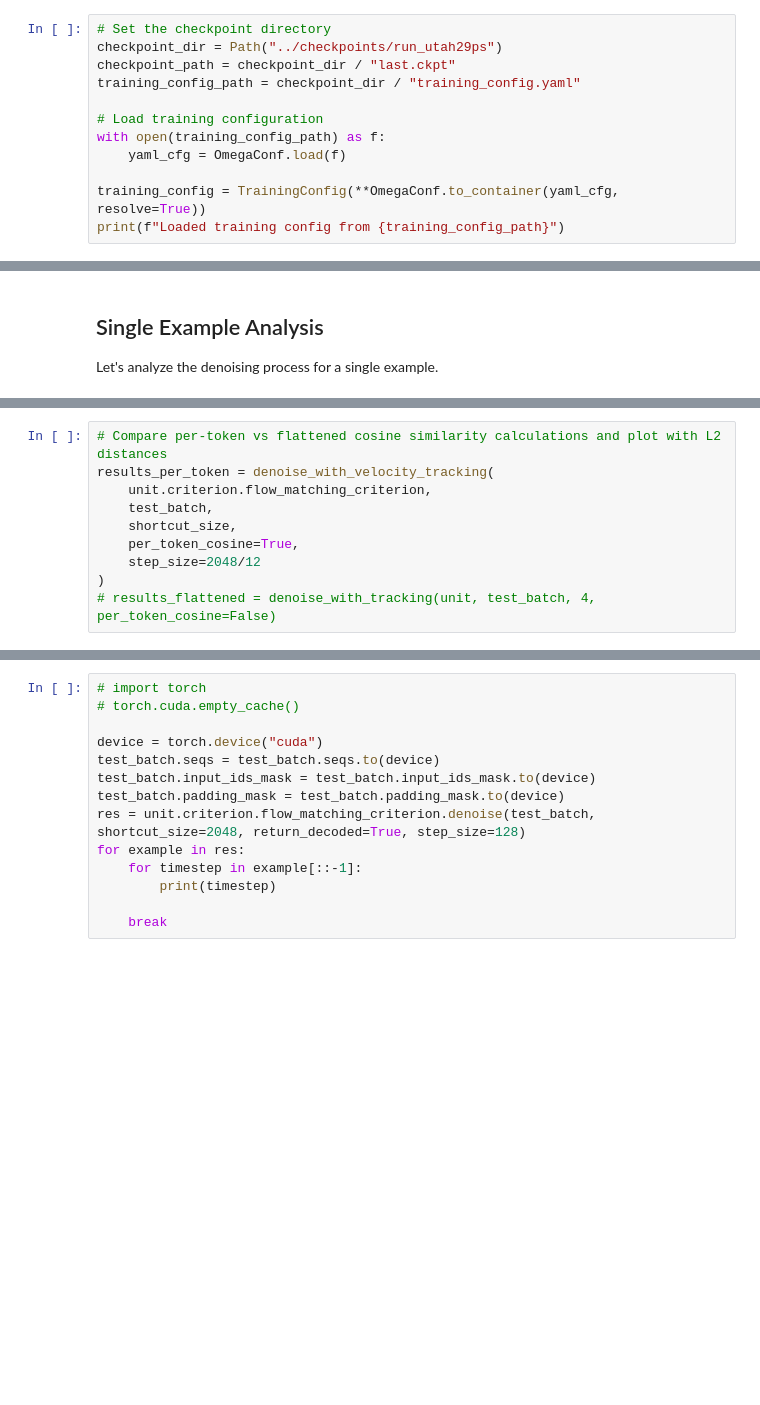
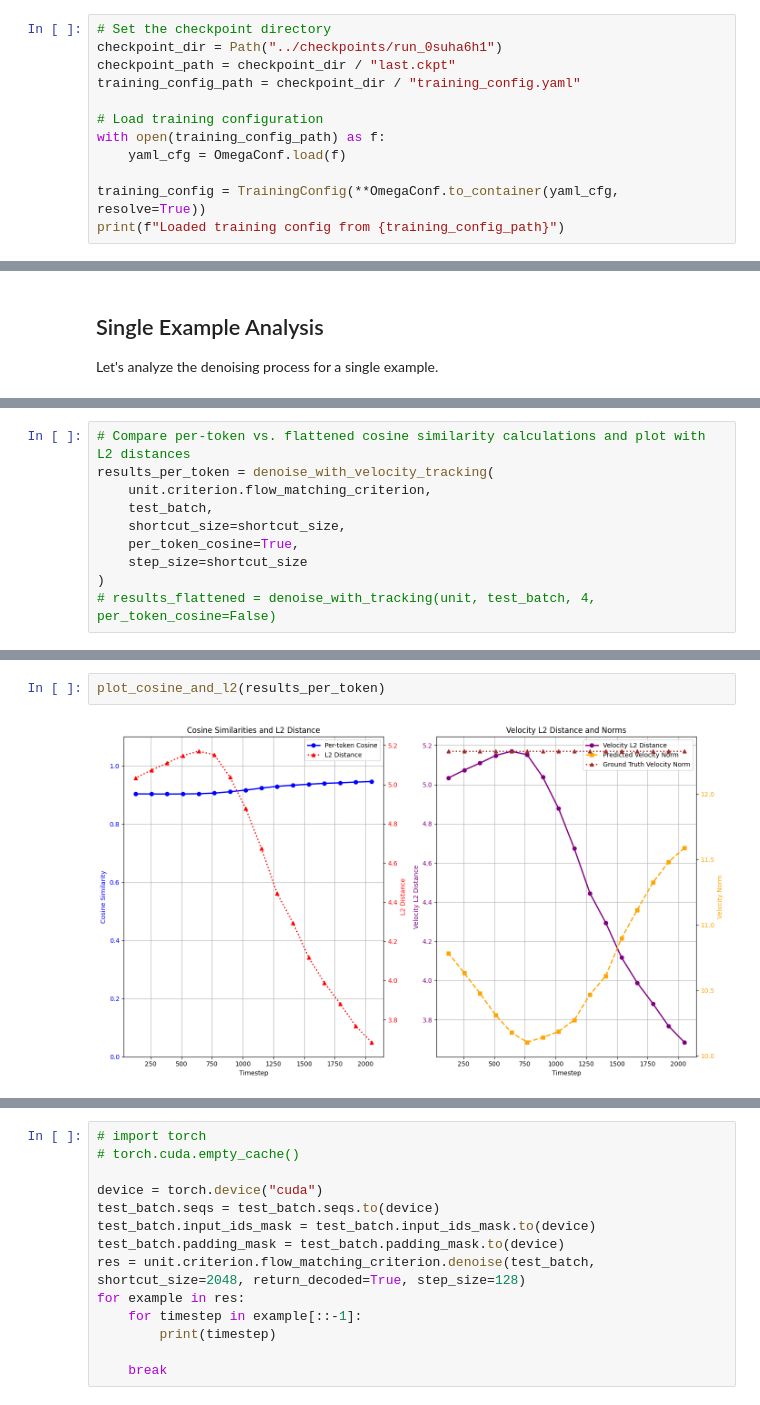
Before and after one commit to jwarczynski/ShortcutFM, a Jupyter notebook: notebooks/cosine_similarity_analysis.ipynb, the cells around one changed output, grey strips where cells are left out. Cells and saved outputs as stored; diff of their text form; blank space fills up the shorter version.

Commit message:
feat: extarct code for plotting into fucniton and implement ladoing checkpint for baseline

```diff
--- a/notebooks/cosine_similarity_analysis.ipynb
+++ b/notebooks/cosine_similarity_analysis.ipynb
@@ -43,7 +43,7 @@ from shortcutfm.analysis.token_analysis import (
 from typing import Any
 # %%
 # Set the checkpoint directory
-checkpoint_dir = Path("../checkpoints/run_utah29ps")
+checkpoint_dir = Path("../checkpoints/run_0suha6h1")
 checkpoint_path = checkpoint_dir / "last.ckpt"
 training_config_path = checkpoint_dir / "training_config.yaml"
 
@@ -168,10 +268,10 @@ Analyzed denoising process with 16 steps
 # %%
-# Compare per-token vs flattened cosine similarity calculations and plot with L2 distances
+# Compare per-token vs. flattened cosine similarity calculations and plot with L2 distances
 results_per_token = denoise_with_velocity_tracking(
     unit.criterion.flow_matching_criterion,
     test_batch,
-    shortcut_size,
+    shortcut_size=shortcut_size,
     per_token_cosine=True,
-    step_size=2048/12
+    step_size=shortcut_size
 )
 # results_flattened = denoise_with_tracking(unit, test_batch, 4, per_token_cosine=False)
@@ -235,2 +278,6 @@ plt.show()
+# %%
+plot_cosine_and_l2(results_per_token)
+# %% [output]
+[figure, added]
 # %%
 # Compare per-token vs flattened cosine similarity calculations and plot with L2 distances
```
Also changed, not shown: parts of 15 cells of this notebook.
